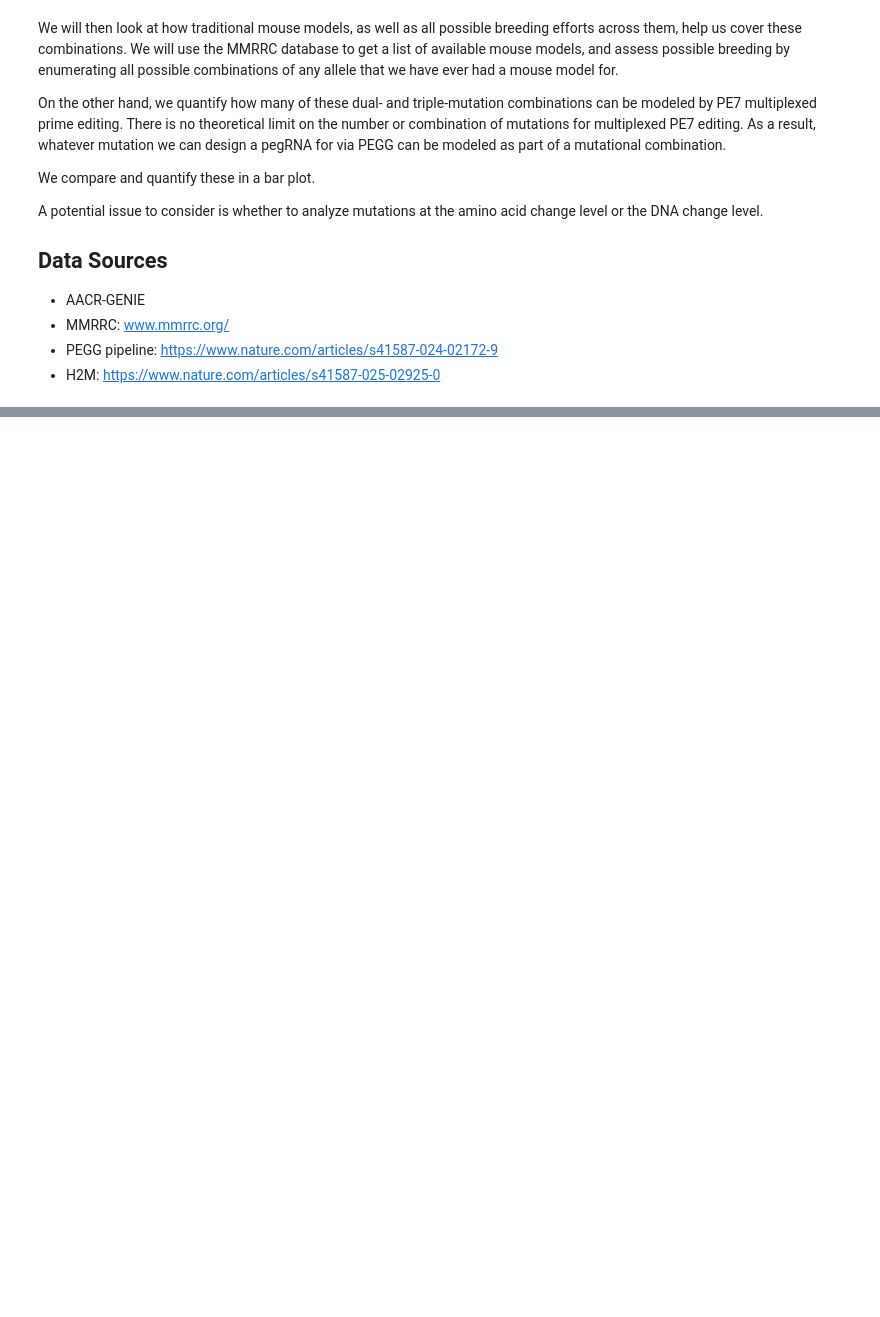
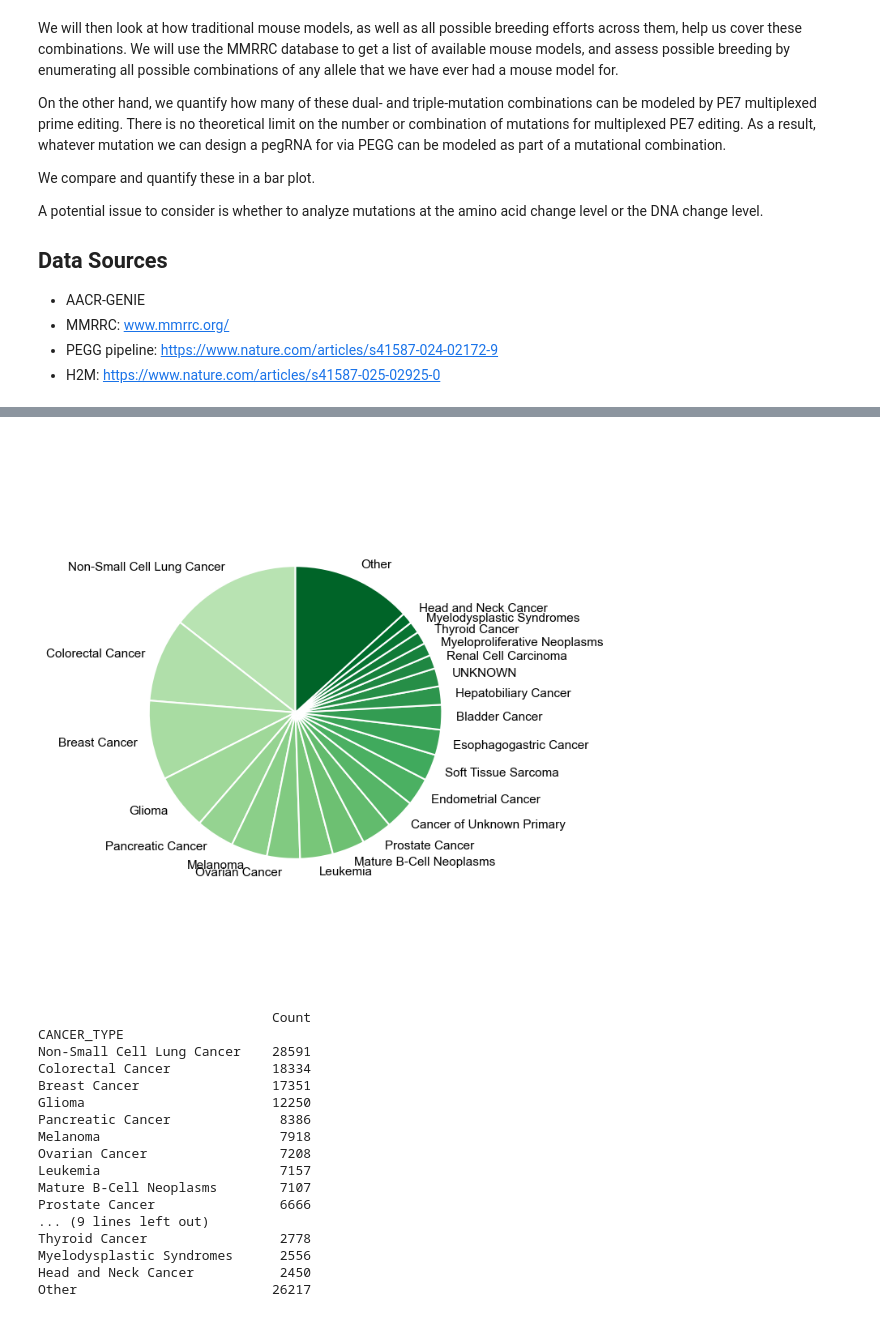
Before and after one commit to kexindon/PE7-mouse-multiplexed-editing, a Jupyter notebook: multiplexed_mutation_coverage.ipynb, the cells around one changed output, grey strips where cells are left out. Drawn from its saved outputs; the diff is of its cells as text; code cells hidden in the pictures; blank space fills up the shorter version.

```diff
--- a/multiplexed_mutation_coverage.ipynb
+++ b/multiplexed_mutation_coverage.ipynb
@@ -140,32 +101,50 @@ print(variant_counts.to_frame('Count'))
 # %%
 
 # Pie plot: distribution of cancer types (CANCER_TYPE)
 # merge small categories (<1%) into 'Other'
-cancer_counts = df_sample_impact['CANCER_TYPE'].value_counts()
+cancer_counts = df_sample['CANCER_TYPE'].value_counts()
 threshold = cancer_counts.sum() * 0.01
 major = cancer_counts[cancer_counts >= threshold]
 other_count = cancer_counts[cancer_counts < threshold].sum()
 if other_count > 0:
     major['Other'] = other_count
 
 n = len(major)
 cmap = plt.cm.Greens
 colors = [cmap(0.3 + 0.6 * i / max(n - 1, 1)) for i in range(n)]
 
 fig, ax = plt.subplots(figsize=(7, 7))
 ax.axis('equal')
 wedges, texts = ax.pie(
     major.values,
     labels=major.index,
     colors=colors,
     startangle=90,
     wedgeprops=dict(edgecolor='white', linewidth=1.5),
 )
 for t in texts:
     t.set_fontsize(11)
 plt.setp(wedges, edgecolor='white')
 fig.tight_layout()
 plt.savefig('figures/cancer_type_pie.pdf', bbox_inches='tight')
 plt.show()
-
 print(major.to_frame('Count'))
+# %% [output]
+[figure, added]
+                              Count
+CANCER_TYPE
+Non-Small Cell Lung Cancer    28591
+Colorectal Cancer             18334
+Breast Cancer                 17351
+Glioma                        12250
+Pancreatic Cancer              8386
+Melanoma                       7918
+Ovarian Cancer                 7208
+Leukemia                       7157
+Mature B-Cell Neoplasms        7107
+Prostate Cancer                6666
+... (9 lines left out)
+Thyroid Cancer                 2778
+Myelodysplastic Syndromes      2556
+Head and Neck Cancer           2450
+Other                         26217
```
Also changed, not shown: parts of 42 cells of this notebook, 1 other file.
